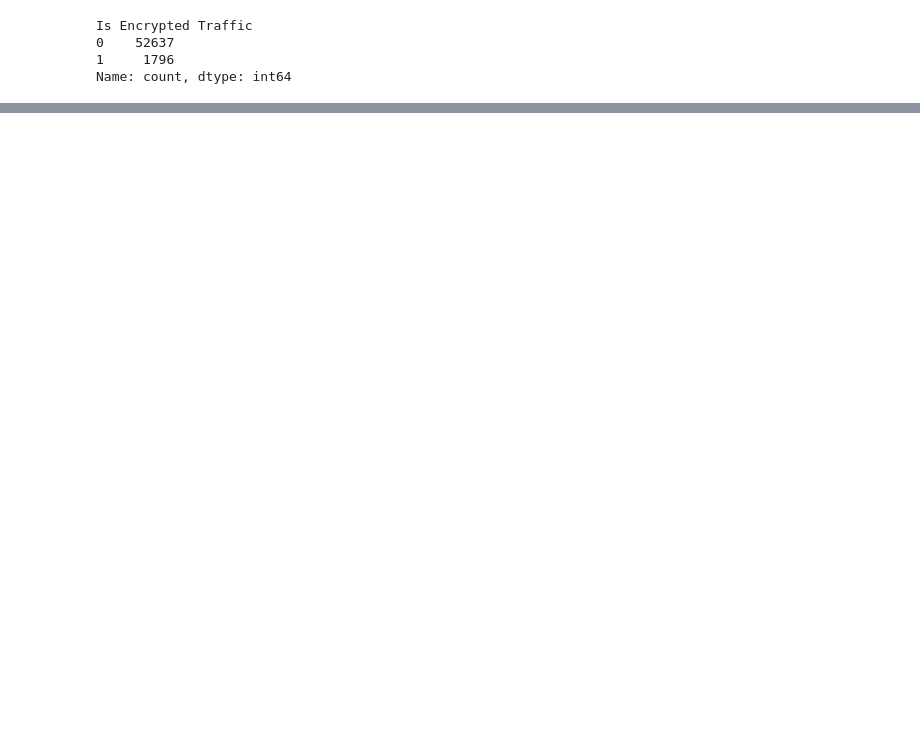
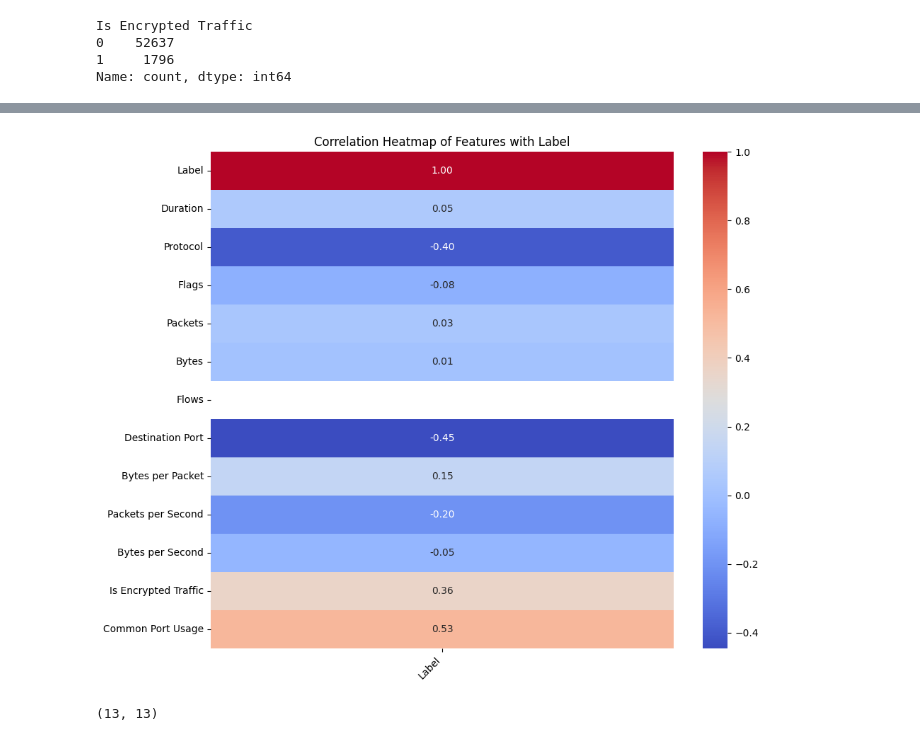
Before and after one commit to AuspicesAI/ScytheEx-Hackathon, a Jupyter notebook: ai/notebooks/NerisProcessing.ipynb, the cells around one changed output, grey strips where cells are left out. Saved outputs shown, nothing was run; the diff lists cells and outputs as text; code cells hidden in the pictures; blank space fills up the shorter version.

```diff
--- a/ai/notebooks/NerisProcessing.ipynb
+++ b/ai/notebooks/NerisProcessing.ipynb
@@ -341,3 +337,10 @@ y = df["Label"]
+# %%
+df["Bytes"] = df["Bytes"].astype("float64")
+df["Flows"] = df["Flows"].astype("float64")
+df["Packets"] = df["Packets"].astype("float64")
+print(df["Bytes"].dtype)
+X = df.drop("Label", axis=1)
+y = df["Label"]
 # %% [markdown]
 ## Creating Model
 # %%
@@ -506,0 +543,24 @@ KeyError: 'TCP'
+# %%
+import seaborn as sns
+import matplotlib.pyplot as plt
+
+selected_columns = ["Label"] + [col for col in df.columns if col != "Label"]
+filtered_df = df[selected_columns]
+
+# Calculate the correlation matrix
+corr = filtered_df.corr()
+
+# Plotting the heatmap
+plt.figure(figsize=(10, 8))
+sns.heatmap(corr[["Label"]], annot=True, cmap="coolwarm", fmt=".2f")
+plt.title("Correlation Heatmap of Features with Label")
+plt.xticks(rotation=45, ha="right")
+plt.yticks(rotation=0)
+plt.tight_layout()
+plt.show()
+# %% [output]
+[figure, added]
+# %%
+corr.shape
+# %% [output]
+(13, 13)
```
Also changed, not shown: parts of 13 cells of this notebook, 3 other files.
